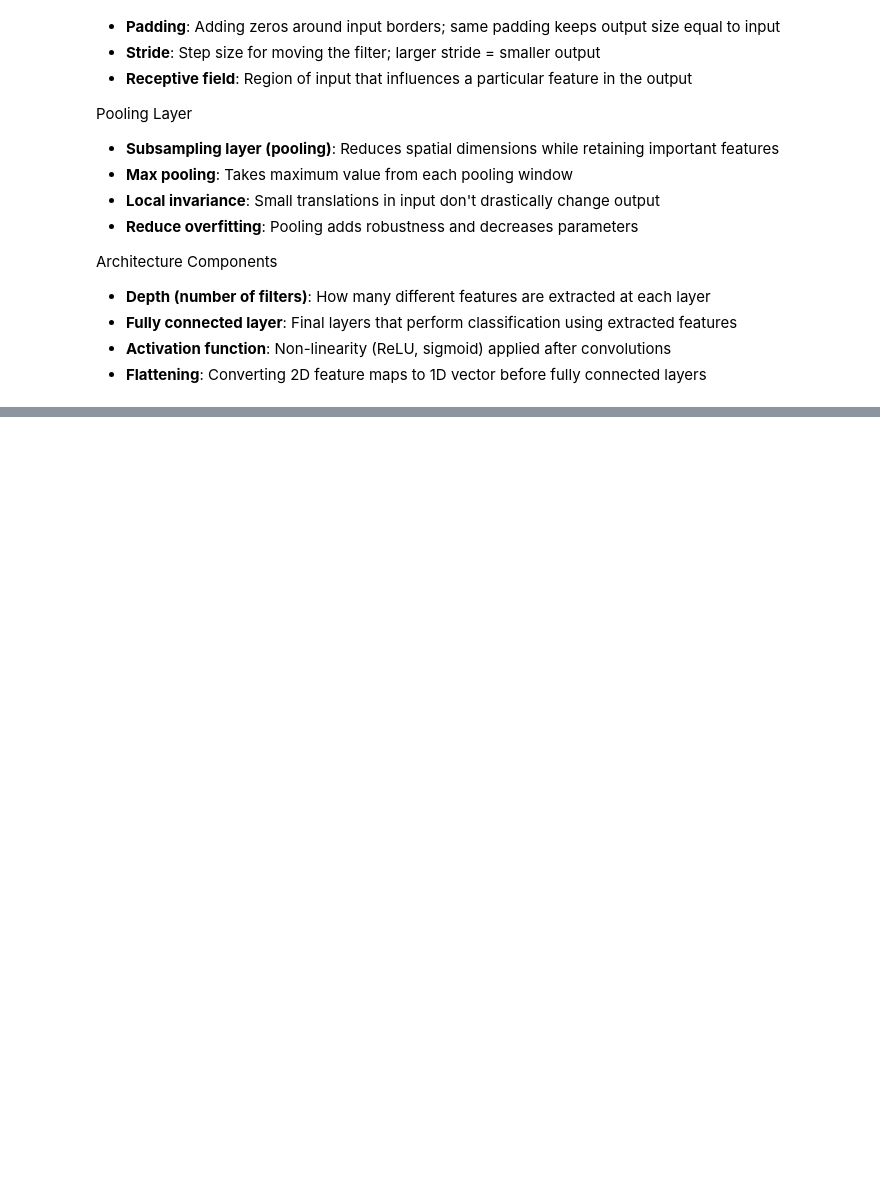
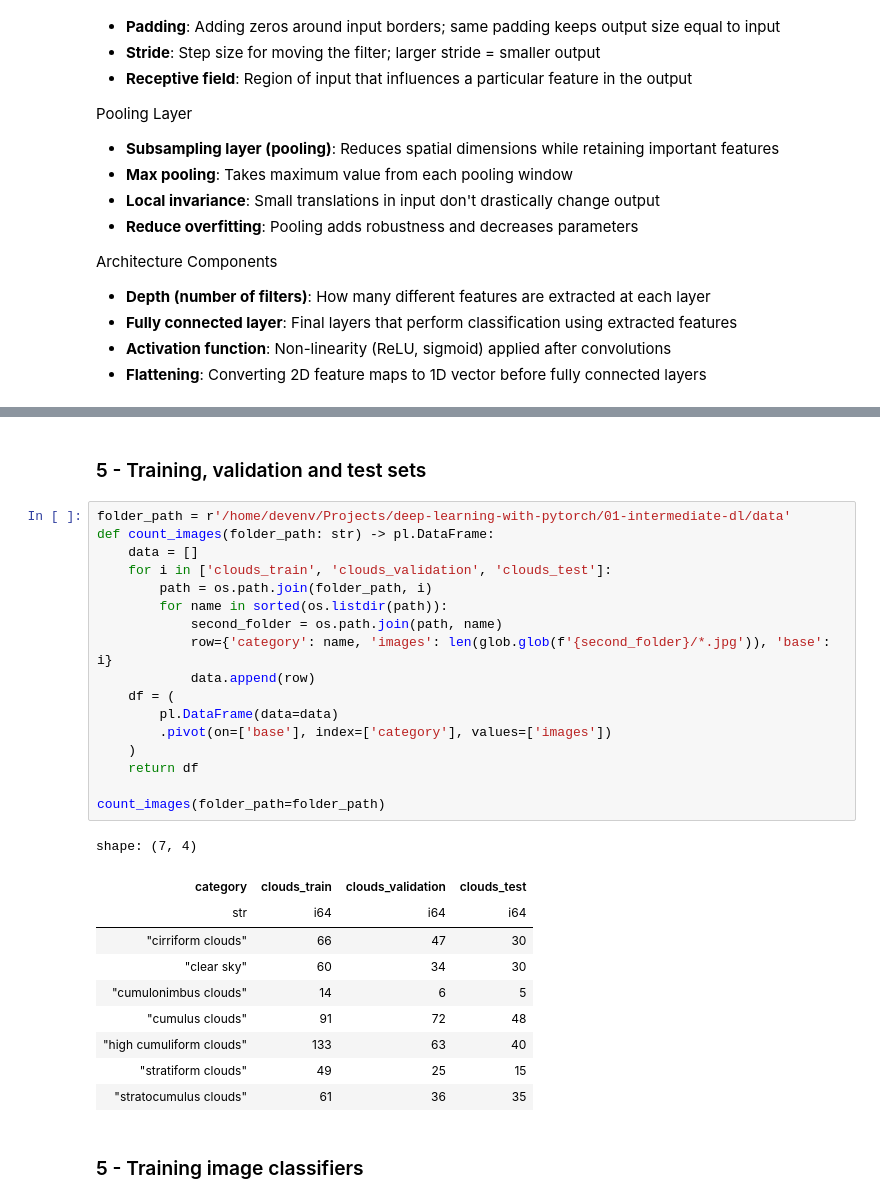
Before and after one commit to leandroaguazaco/deep-learning-with-pytorch, a Jupyter notebook: 01-intermediate-dl/01-images-and-cnn.ipynb, the cells around one changed output, grey strips where cells are left out. Cells and saved outputs as stored; diff of their text form; blank space fills up the shorter version.

```diff
--- a/01-intermediate-dl/01-images-and-cnn.ipynb
+++ b/01-intermediate-dl/01-images-and-cnn.ipynb
@@ -125,0 +177,32 @@ Architecture Components
+# %% [markdown]
+### 5 - Training, validation and test sets
+# %%
+folder_path = r'/home/devenv/Projects/deep-learning-with-pytorch/01-intermediate-dl/data'
+def count_images(folder_path: str) -> pl.DataFrame:
+    data = []
+    for i in ['clouds_train', 'clouds_validation', 'clouds_test']:
+        path = os.path.join(folder_path, i)
+        for name in sorted(os.listdir(path)):
+            second_folder = os.path.join(path, name)
+            row={'category': name, 'images': len(glob.glob(f'{second_folder}/*.jpg')), 'base': i}
+            data.append(row)
+    df = (
+        pl.DataFrame(data=data)
+        .pivot(on=['base'], index=['category'], values=['images'])
+    )
+    return df
+
+count_images(folder_path=folder_path)
+# %% [output]
+shape: (7, 4)
+| category | clouds_train | clouds_validation | clouds_test |
+| str | i64 | i64 | i64 |
+| "cirriform clouds" | 66 | 47 | 30 |
+| "clear sky" | 60 | 34 | 30 |
+| "cumulonimbus clouds" | 14 | 6 | 5 |
+| "cumulus clouds" | 91 | 72 | 48 |
+| "high cumuliform clouds" | 133 | 63 | 40 |
+| "stratiform clouds" | 49 | 25 | 15 |
+| "stratocumulus clouds" | 61 | 36 | 35 |
+# %% [markdown]
+### 5 - Training image classifiers
```
Also changed, not shown: parts of 28 cells of this notebook, 3 other files.
